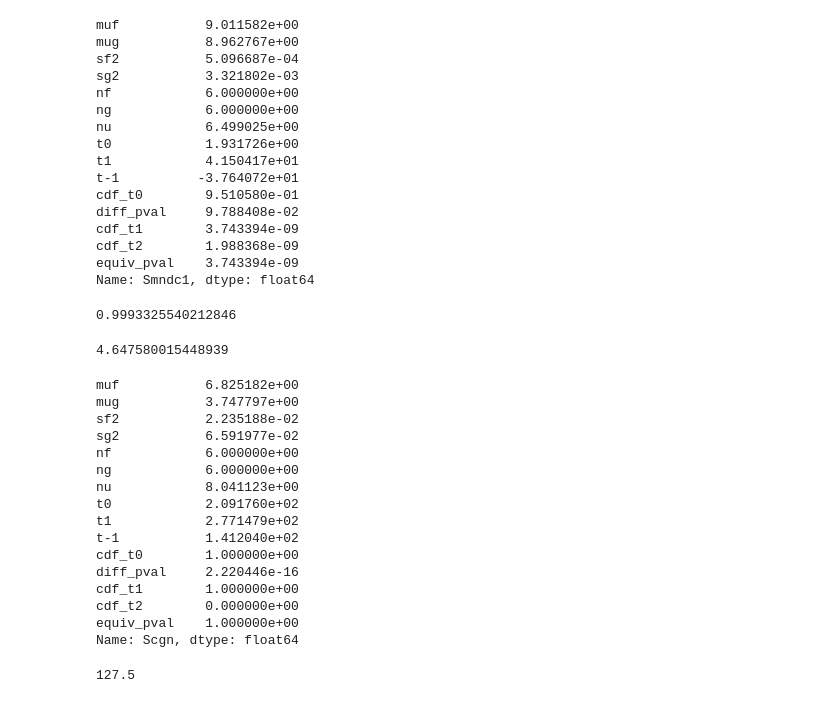
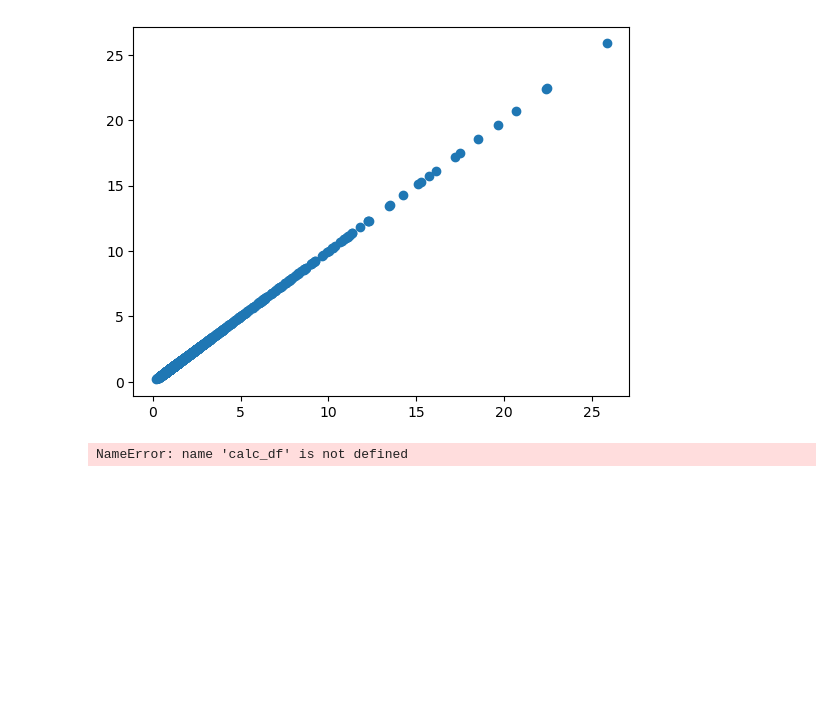
Before and after one commit to juliaolivieri/equivalence_testing, a Jupyter notebook: notebooks/vectorize_ttest.ipynb, the cells around one changed output. Cells and saved outputs as stored; diff of their text form; code cells hidden in the pictures; blank space fills up the shorter version.

```diff
--- a/notebooks/vectorize_ttest.ipynb
+++ b/notebooks/vectorize_ttest.ipynb
@@ -118,50 +224,10 @@ calc_df.sort_values("equiv_pval")
+# %%
+col = "fold_change"
+plt.plot(calc_df[col].sort_values(), comp[col].sort_values(), marker = "o", linestyle = "")
+plt.show()
+# %% [output]
+[figure, added]
 # %%
-calc_df.loc["Smndc1"]
+calc_df
 # %% [output]
-muf           9.011582e+00
-mug           8.962767e+00
-sf2           5.096687e-04
-sg2           3.321802e-03
-nf            6.000000e+00
-ng            6.000000e+00
-nu            6.499025e+00
-t0            1.931726e+00
-t1            4.150417e+01
-t-1          -3.764072e+01
-cdf_t0        9.510580e-01
-diff_pval     9.788408e-02
-cdf_t1        3.743394e-09
-cdf_t2        1.988368e-09
-equiv_pval    3.743394e-09
-Name: Smndc1, dtype: float64
+NameError: name 'calc_df' is not defined
-# %%
-stats.t.cdf(4.5,9.4)
-# %% [output]
-0.9993325540212846
-# %%
-(12.23 - 12.11)/np.sqrt(0.0015/6 + 0.0025/6)
-# %% [output]
-4.647580015448939
-# %%
-calc_df.loc["Scgn"]
-# %% [output]
-muf           6.825182e+00
-mug           3.747797e+00
-sf2           2.235188e-02
-sg2           6.591977e-02
-nf            6.000000e+00
-ng            6.000000e+00
-nu            8.041123e+00
-t0            2.091760e+02
-t1            2.771479e+02
-t-1           1.412040e+02
-cdf_t0        1.000000e+00
-diff_pval     2.220446e-16
-cdf_t1        1.000000e+00
-cdf_t2        0.000000e+00
-equiv_pval    1.000000e+00
-Name: Scgn, dtype: float64
-# %%
-np.mean([141,134,104,136, 131,119])
-# %% [output]
-127.5
```
Also changed, not shown: parts of 15 cells of this notebook, 2 other files.
